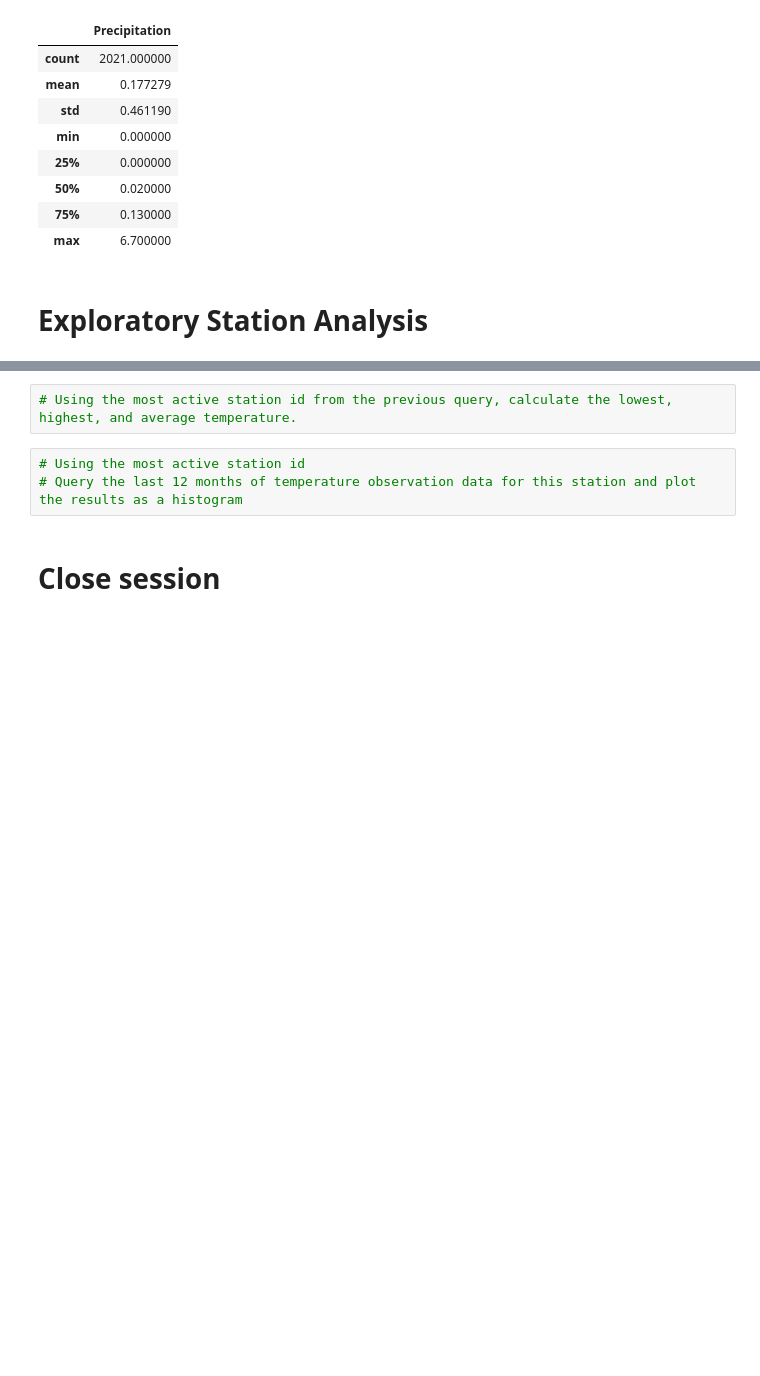
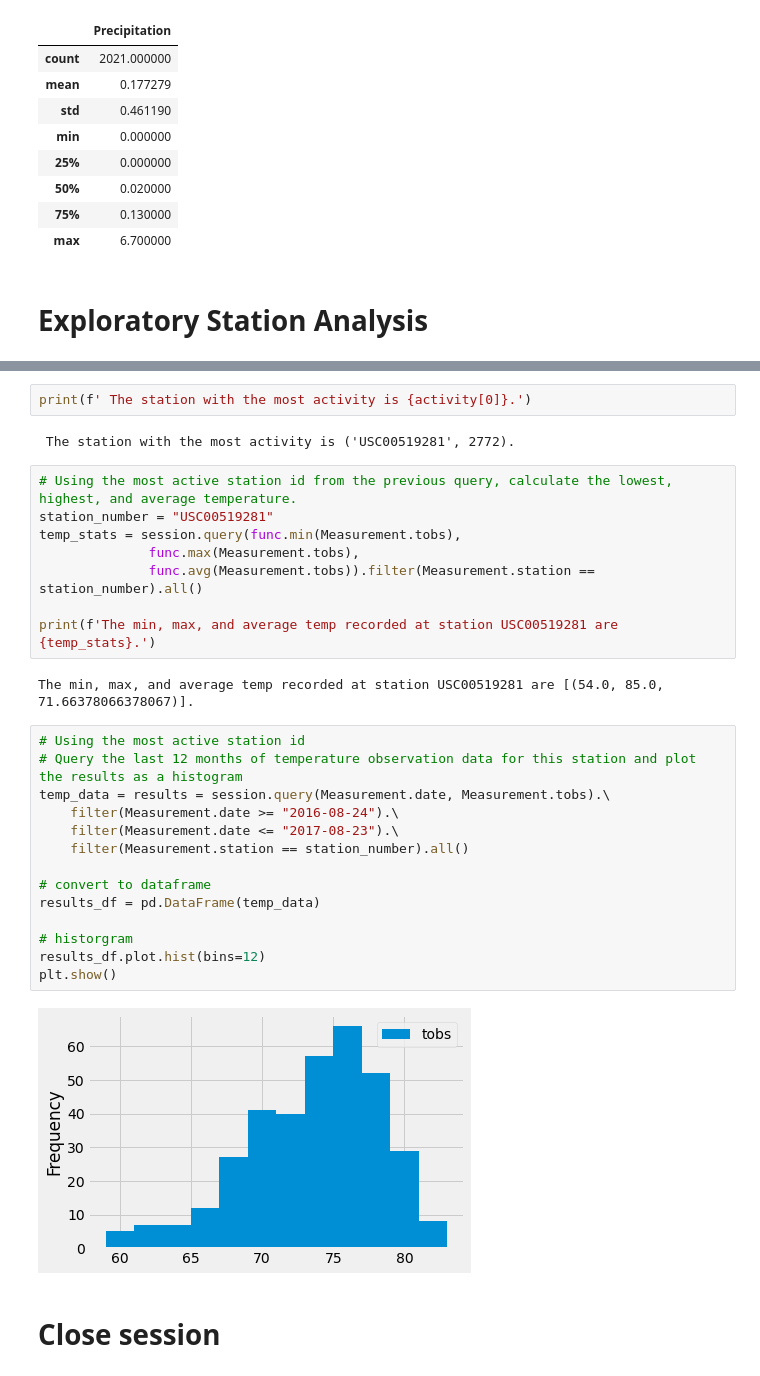
Before and after one commit to MaryColasanto/SQLAlchemy-Challenge, a Jupyter notebook: climate_starter.ipynb, the cells around one changed output, grey strips where cells are left out. Saved outputs shown, nothing was run; the diff lists cells and outputs as text; blank space fills up the shorter version.

Commit message:
completed the station analysis

```diff
--- a/climate_starter.ipynb
+++ b/climate_starter.ipynb
@@ -169,8 +169,33 @@ precipitation.describe()
+# %%
+print(f' The station with the most activity is {activity[0]}.')
+# %% [output]
+ The station with the most activity is ('USC00519281', 2772).
 # %%
 # Using the most active station id from the previous query, calculate the lowest, highest, and average temperature.
+station_number = "USC00519281"
+temp_stats = session.query(func.min(Measurement.tobs),
+              func.max(Measurement.tobs),
+              func.avg(Measurement.tobs)).filter(Measurement.station == station_number).all()
+
+print(f'The min, max, and average temp recorded at station USC00519281 are {temp_stats}.')
+# %% [output]
+The min, max, and average temp recorded at station USC00519281 are [(54.0, 85.0, 71.66378066378067)].
 # %%
 # Using the most active station id
 # Query the last 12 months of temperature observation data for this station and plot the results as a histogram
+temp_data = results = session.query(Measurement.date, Measurement.tobs).\
+    filter(Measurement.date >= "2016-08-24").\
+    filter(Measurement.date <= "2017-08-23").\
+    filter(Measurement.station == station_number).all()
+
+# convert to dataframe
+results_df = pd.DataFrame(temp_data)
+
+# historgram
+results_df.plot.hist(bins=12)
+plt.show()
+# %% [output]
+[figure, added]
 # %% [markdown]
 # Close session
 # %%
```
Also changed, not shown: parts of 3 cells of this notebook.
